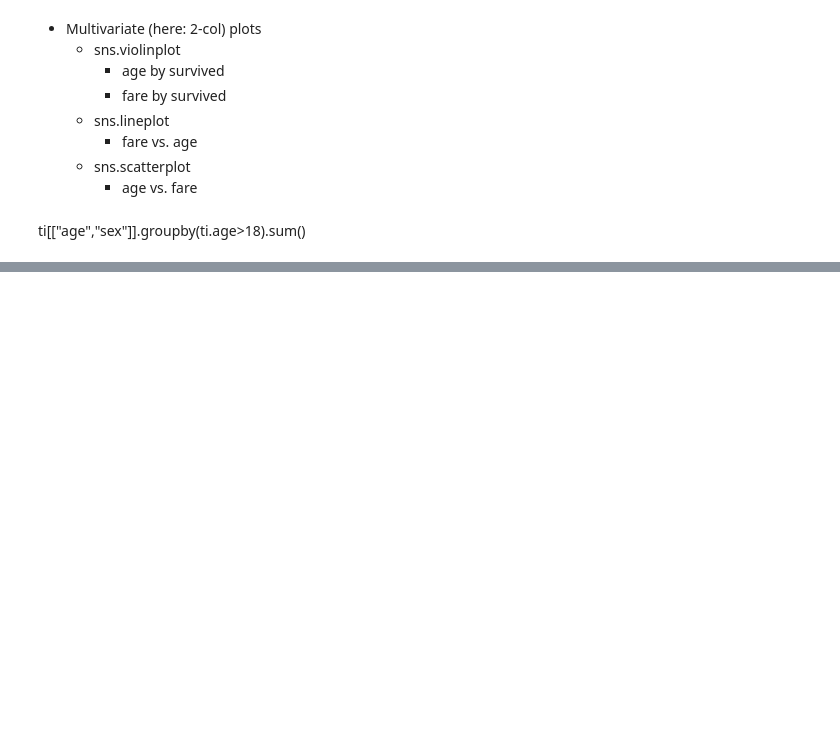
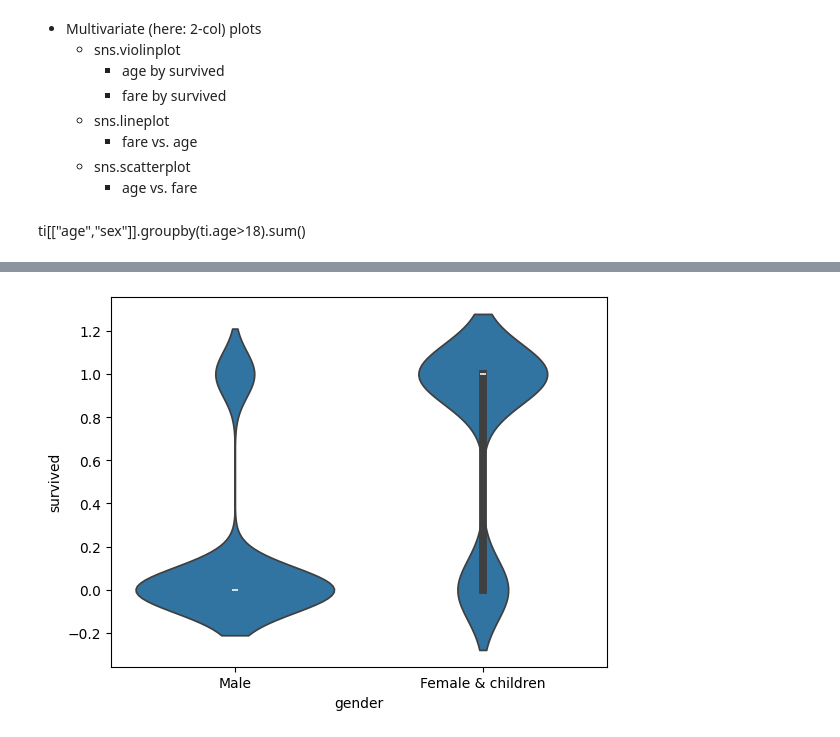
Before and after one commit to RanjithM12/OpenAI_Training, a Jupyter notebook: Sep24_002_EDA_Visuals.ipynb, the cells around one changed output, grey strips where cells are left out. Cells and saved outputs as stored; diff of their text form; code cells hidden in the pictures; blank space fills up the shorter version.

```diff
--- a/Sep24_002_EDA_Visuals.ipynb
+++ b/Sep24_002_EDA_Visuals.ipynb
@@ -278,0 +311,4 @@ ti[["age","sex"]].groupby(ti.age>18).sum()
+# %%
+genderencoding = lambda x: 'Male' if x=='man' else 'Female & children'
+ti['gender']=ti['who'].apply(genderencoding)
+ti
@@ -278,0 +329,4 @@ ti[["age","sex"]].groupby(ti.age>18).sum()
+# %%
+sns.violinplot(data=ti, x='gender', y='survived');
+# %% [output]
+[figure, added]
```
Also changed, not shown: parts of 10 cells of this notebook.
